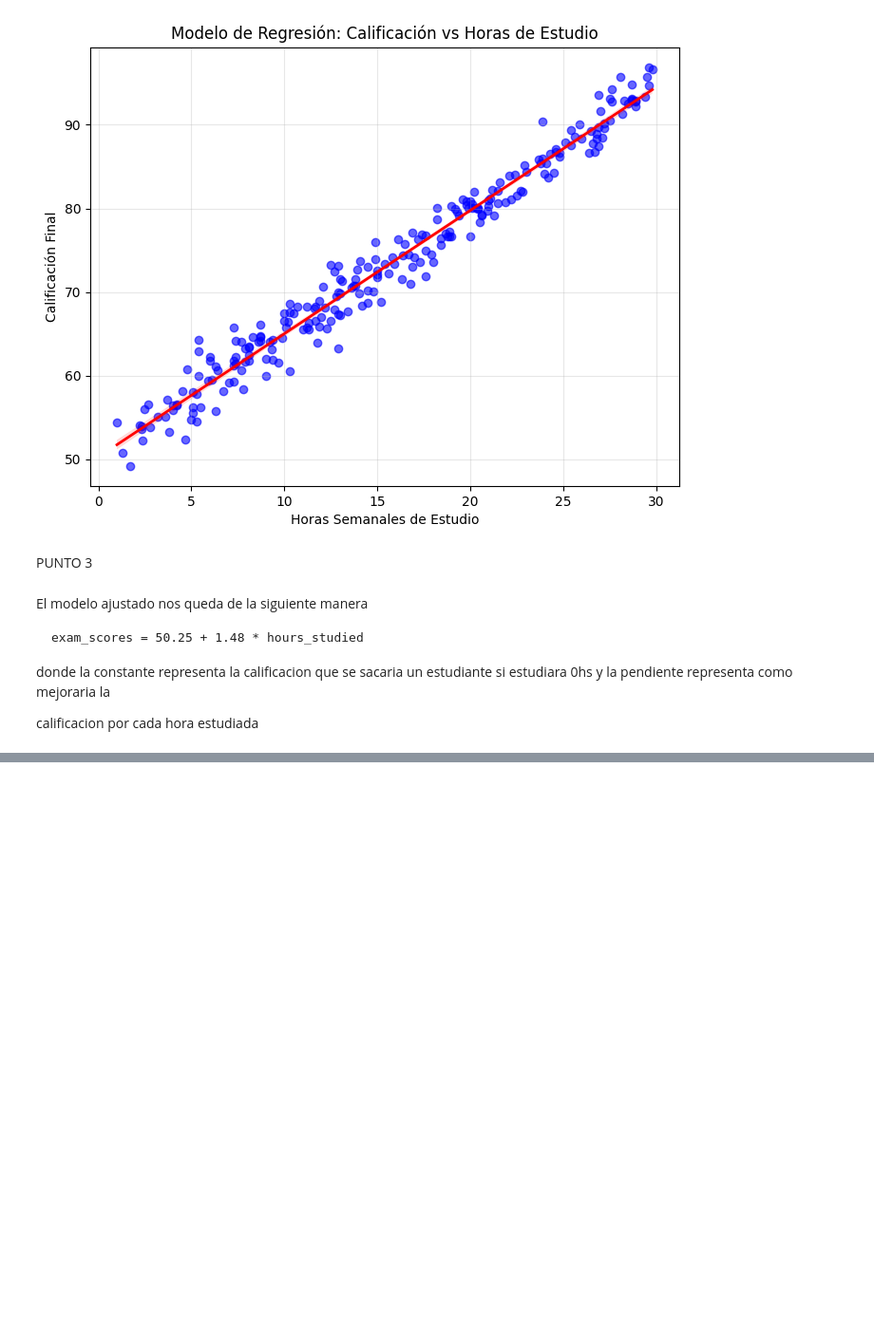
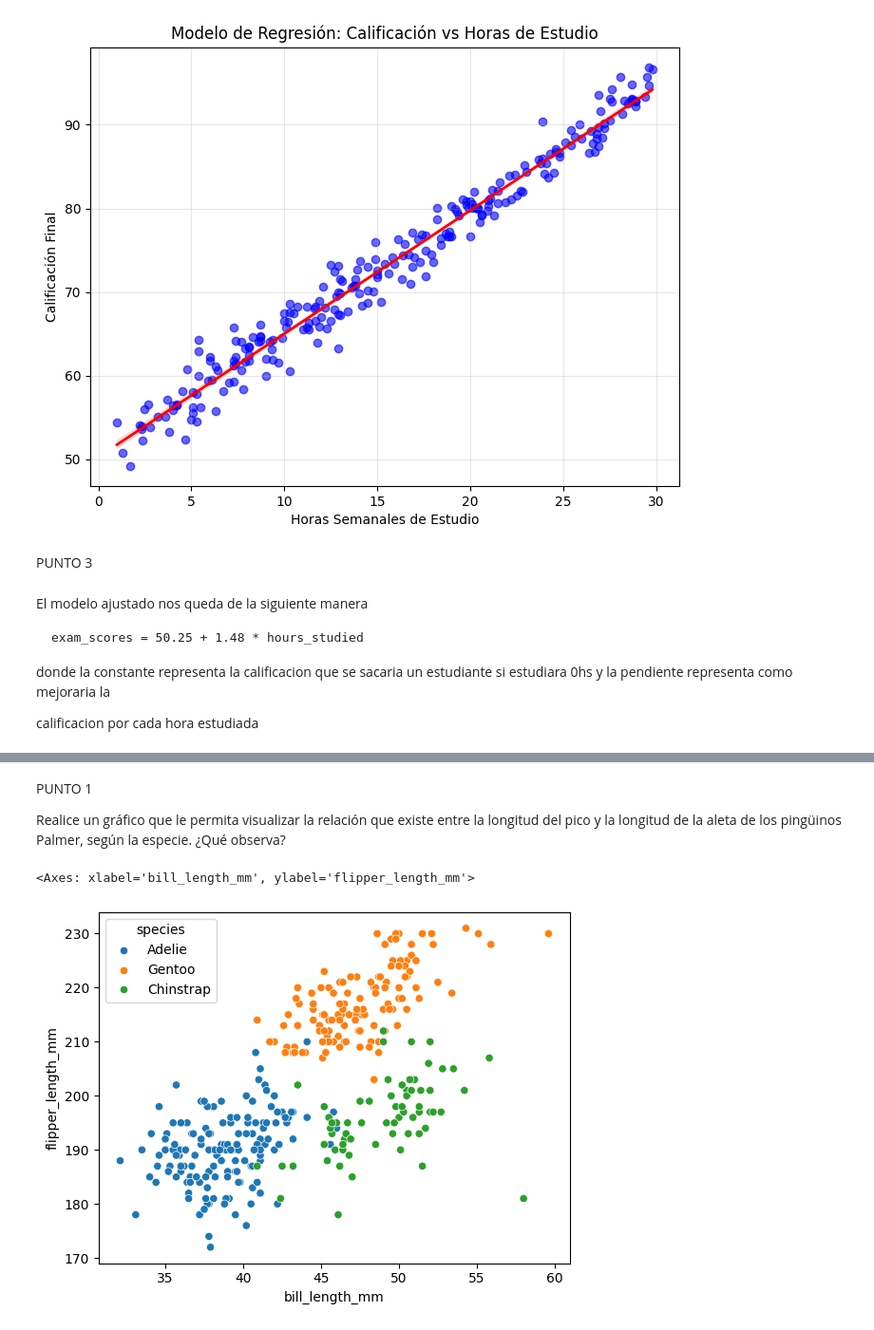
Before and after one commit to winttita/TUIA, a Jupyter notebook: Segundo/Fundamento de Ciencia de Datos/U6 - Ajustes y Modelos/practica6.ipynb, the cells around one changed output, grey strips where cells are left out. Shown at 95% size. Saved outputs shown, nothing was run; the diff lists cells and outputs as text; code cells hidden in the pictures; blank space fills up the shorter version.

```diff
--- a/Segundo/Fundamento de Ciencia de Datos/U6 - Ajustes y Modelos/practica6.ipynb
+++ b/Segundo/Fundamento de Ciencia de Datos/U6 - Ajustes y Modelos/practica6.ipynb
@@ -227,0 +254,3 @@ calificacion por cada hora estudiada
+# %%
+penguins = pd.read_csv("datasets/Parte_2/penguins.csv")
+penguins.info()
@@ -227,0 +283,9 @@ calificacion por cada hora estudiada
+# %% [markdown]
+PUNTO 1
+
+Realice un gráfico que le permita visualizar la relación que existe entre la longitud del pico y la longitud de la aleta de los pingüinos Palmer, según la especie. ¿Qué observa?
+# %%
+sns.scatterplot(data=penguins, x='bill_length_mm', y='flipper_length_mm', hue='species')
+# %% [output]
+<Axes: xlabel='bill_length_mm', ylabel='flipper_length_mm'>
+[figure, added]
```
Also changed, not shown: parts of 70 cells of this notebook, 9 other files.
